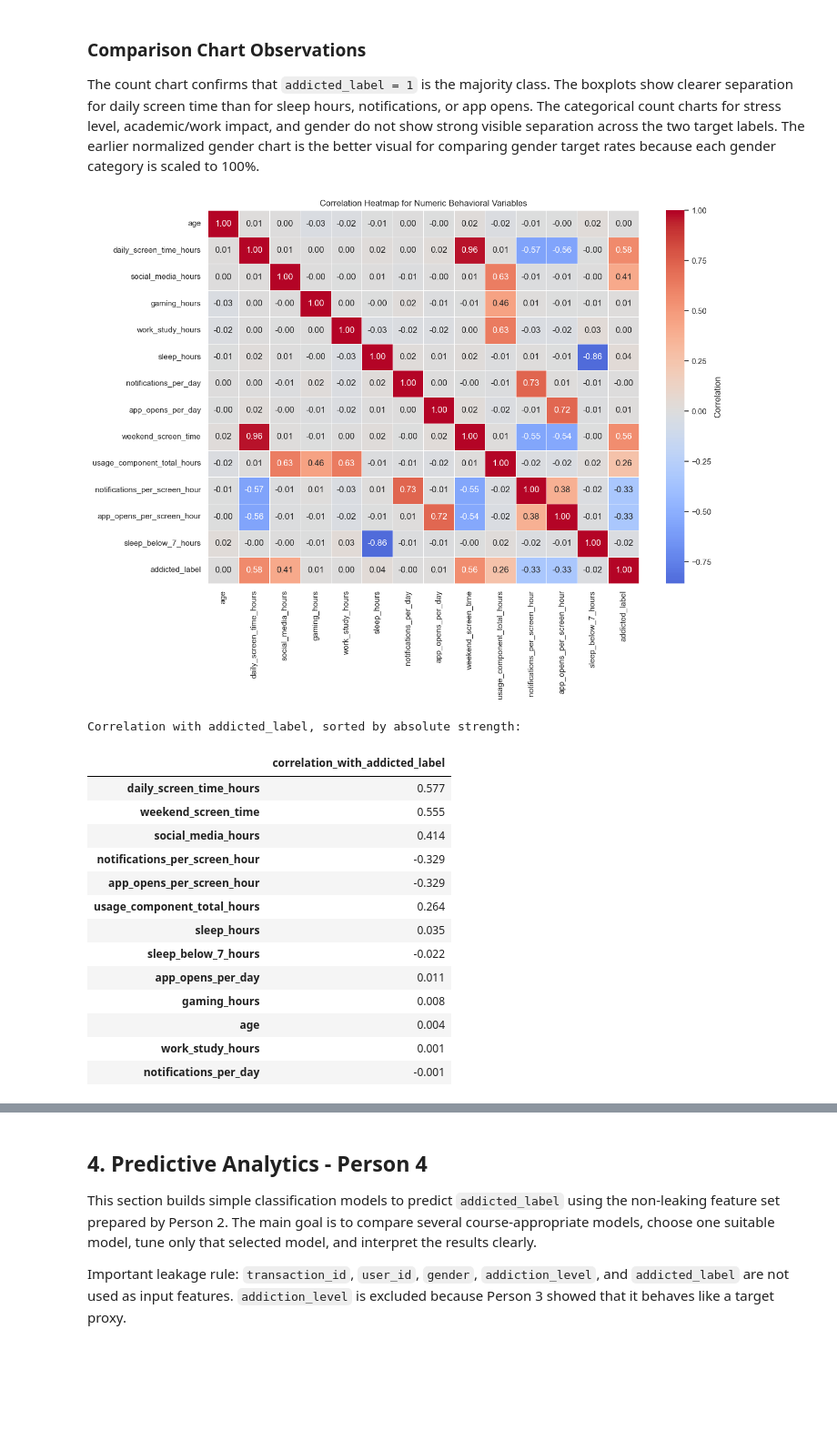
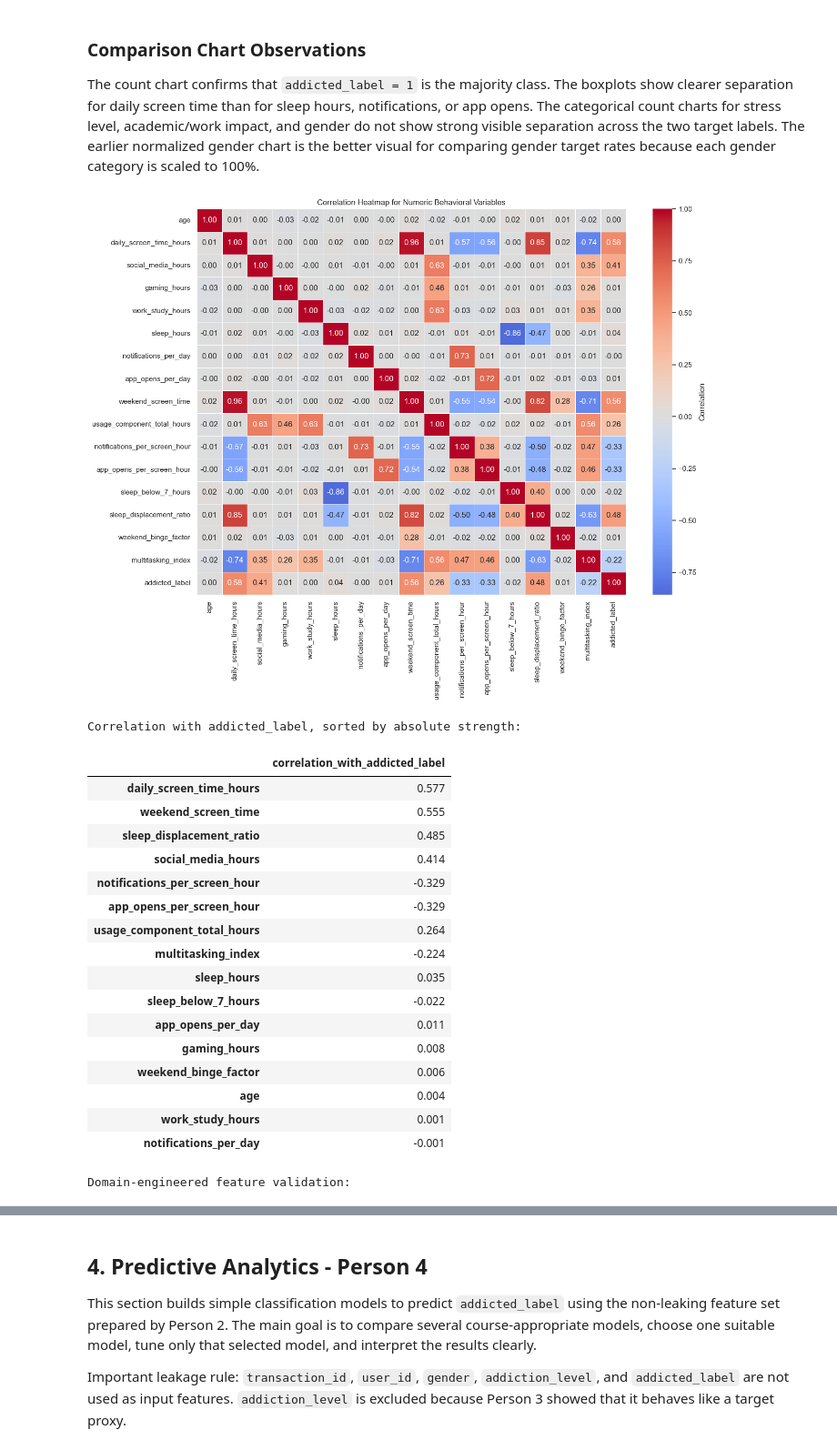
Before and after one commit to Zikri809/Data_Analytics_Project, a Jupyter notebook: Analysis.ipynb, the cells around one changed output, grey strips where cells are left out. Shown at 91% size. Saved outputs shown, nothing was run; the diff lists cells and outputs as text; code cells hidden in the pictures; blank space fills up the shorter version.

```diff
--- a/Analysis.ipynb
+++ b/Analysis.ipynb
@@ -908,47 +1281,61 @@ correlation_columns = [
     'notifications_per_screen_hour',
     'app_opens_per_screen_hour',
     'sleep_below_7_hours',
+    'sleep_displacement_ratio',
+    'weekend_binge_factor',
+    'multitasking_index',
     'addicted_label'
 ]
 
 correlation_matrix = df_prepared[correlation_columns].corr(numeric_only=True)
 
-plt.figure(figsize=(13, 10))
+plt.figure(figsize=(14, 11))
 sns.heatmap(
     correlation_matrix,
     cmap='coolwarm',
     center=0,
     annot=True,
     fmt='.2f',
     linewidths=0.5,
     cbar_kws={'label': 'Correlation'}
 )
 plt.title('Correlation Heatmap for Numeric Behavioral Variables')
 plt.tight_layout()
 plt.show()
 
 print('Correlation with addicted_label, sorted by absolute strength:')
 correlation_with_target = (
     correlation_matrix['addicted_label']
     .drop('addicted_label')
     .sort_values(key=lambda values: values.abs(), ascending=False)
     .round(3)
 )
 display(correlation_with_target.rename('correlation_with_addicted_label').to_frame())
+
+domain_feature_summary = correlation_with_target.loc[
+    ['sleep_displacement_ratio', 'weekend_binge_factor', 'multitasking_index']
+].rename('correlation_with_addicted_label').to_frame()
+
+print('Domain-engineered feature validation:')
+display(domain_feature_summary)
 # %% [output]
-[figure, old version]
+[figure, new version]
 Correlation with addicted_label, sorted by absolute strength:
 |  | correlation_with_addicted_label |
 | daily_screen_time_hours | 0.577 |
 | weekend_screen_time | 0.555 |
+| sleep_displacement_ratio | 0.485 |
 | social_media_hours | 0.414 |
 | notifications_per_screen_hour | -0.329 |
 | app_opens_per_screen_hour | -0.329 |
 | usage_component_total_hours | 0.264 |
+| multitasking_index | -0.224 |
 | sleep_hours | 0.035 |
 | sleep_below_7_hours | -0.022 |
 | app_opens_per_day | 0.011 |
 | gaming_hours | 0.008 |
+| weekend_binge_factor | 0.006 |
 | age | 0.004 |
 | work_study_hours | 0.001 |
 | notifications_per_day | -0.001 |
+Domain-engineered feature validation:
```
Also changed, not shown: parts of 50 cells of this notebook, 1 other file.
